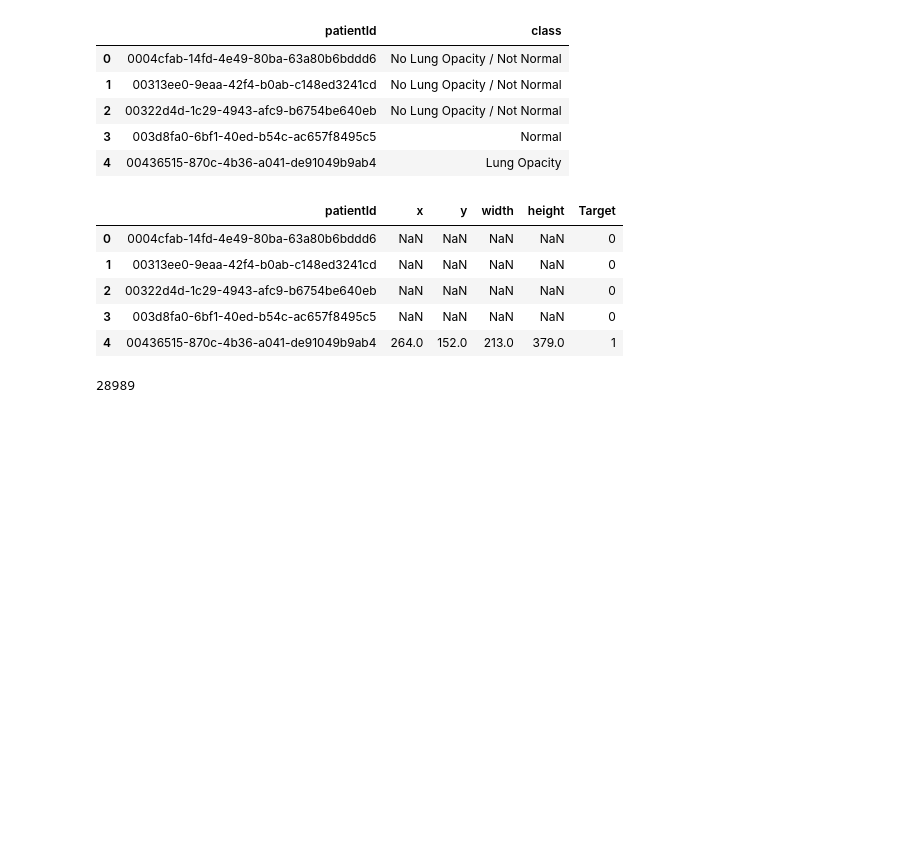
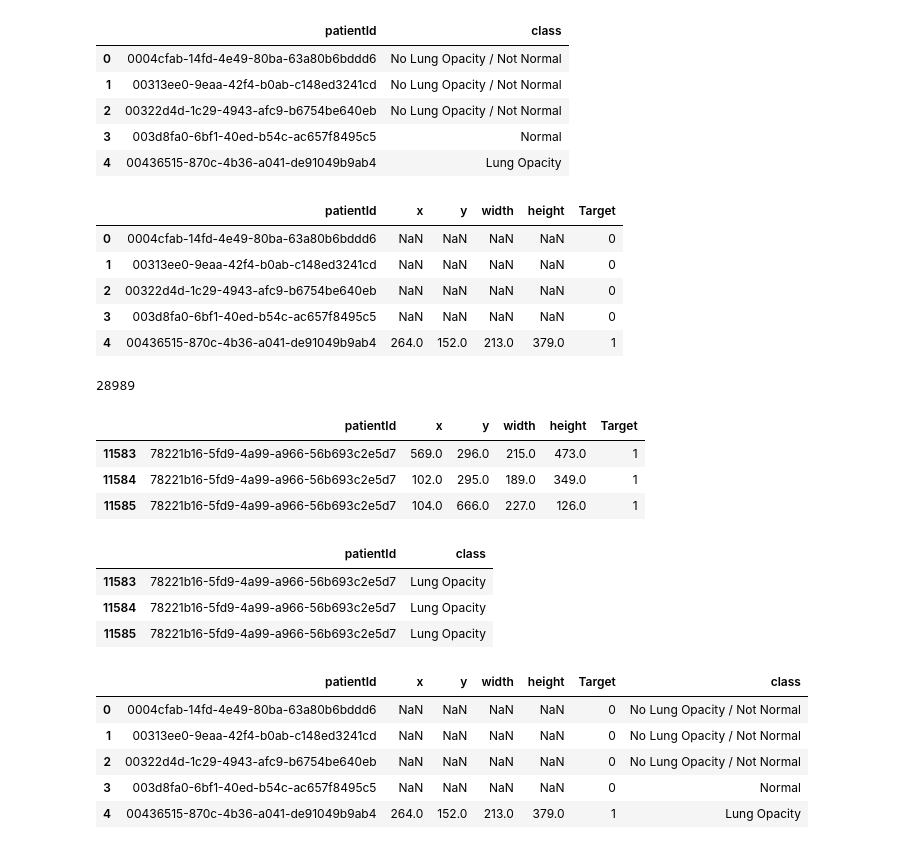
Before and after one commit to SCP-173-cool/rsna_pneumonia_detection, a Jupyter notebook: notebooks/#00.files_read_check.ipynb, the cells around one changed output. Saved outputs shown, nothing was run; the diff lists cells and outputs as text; code cells hidden in the pictures; blank space fills up the shorter version.

```diff
--- a/notebooks/files_read_check.ipynb
+++ b/notebooks/#00.files_read_check.ipynb
@@ -53,3 +55,28 @@ patientId_lst = df_label_info['patientId'].values
 len(patientId_lst)
 # %% [output]
 28989
+# %%
+df_label_info[df_label_info['patientId']=='78221b16-5fd9-4a99-a966-56b693c2e5d7']
+# %% [output]
+|  | patientId | x | y | width | height | Target |
+| 11583 | 78221b16-5fd9-4a99-a966-56b693c2e5d7 | 569.0 | 296.0 | 215.0 | 473.0 | 1 |
+| 11584 | 78221b16-5fd9-4a99-a966-56b693c2e5d7 | 102.0 | 295.0 | 189.0 | 349.0 | 1 |
+| 11585 | 78221b16-5fd9-4a99-a966-56b693c2e5d7 | 104.0 | 666.0 | 227.0 | 126.0 | 1 |
+# %%
+df_class_info[df_class_info['patientId']=='78221b16-5fd9-4a99-a966-56b693c2e5d7']
+# %% [output]
+|  | patientId | class |
+| 11583 | 78221b16-5fd9-4a99-a966-56b693c2e5d7 | Lung Opacity |
+| 11584 | 78221b16-5fd9-4a99-a966-56b693c2e5d7 | Lung Opacity |
+| 11585 | 78221b16-5fd9-4a99-a966-56b693c2e5d7 | Lung Opacity |
+# %%
+df = df_label_info.copy()
+df.insert(6, 'class', df_class_info['class'])
+df.head()
+# %% [output]
+|  | patientId | x | y | width | height | Target | class |
+| 0 | 0004cfab-14fd-4e49-80ba-63a80b6bddd6 | NaN | NaN | NaN | NaN | 0 | No Lung Opacity / Not Normal |
+| 1 | 00313ee0-9eaa-42f4-b0ab-c148ed3241cd | NaN | NaN | NaN | NaN | 0 | No Lung Opacity / Not Normal |
+| 2 | 00322d4d-1c29-4943-afc9-b6754be640eb | NaN | NaN | NaN | NaN | 0 | No Lung Opacity / Not Normal |
+| 3 | 003d8fa0-6bf1-40ed-b54c-ac657f8495c5 | NaN | NaN | NaN | NaN | 0 | Normal |
+| 4 | 00436515-870c-4b36-a041-de91049b9ab4 | 264.0 | 152.0 | 213.0 | 379.0 | 1 | Lung Opacity |
```
Also changed, not shown: parts of 2 cells of this notebook, 2 other files.
